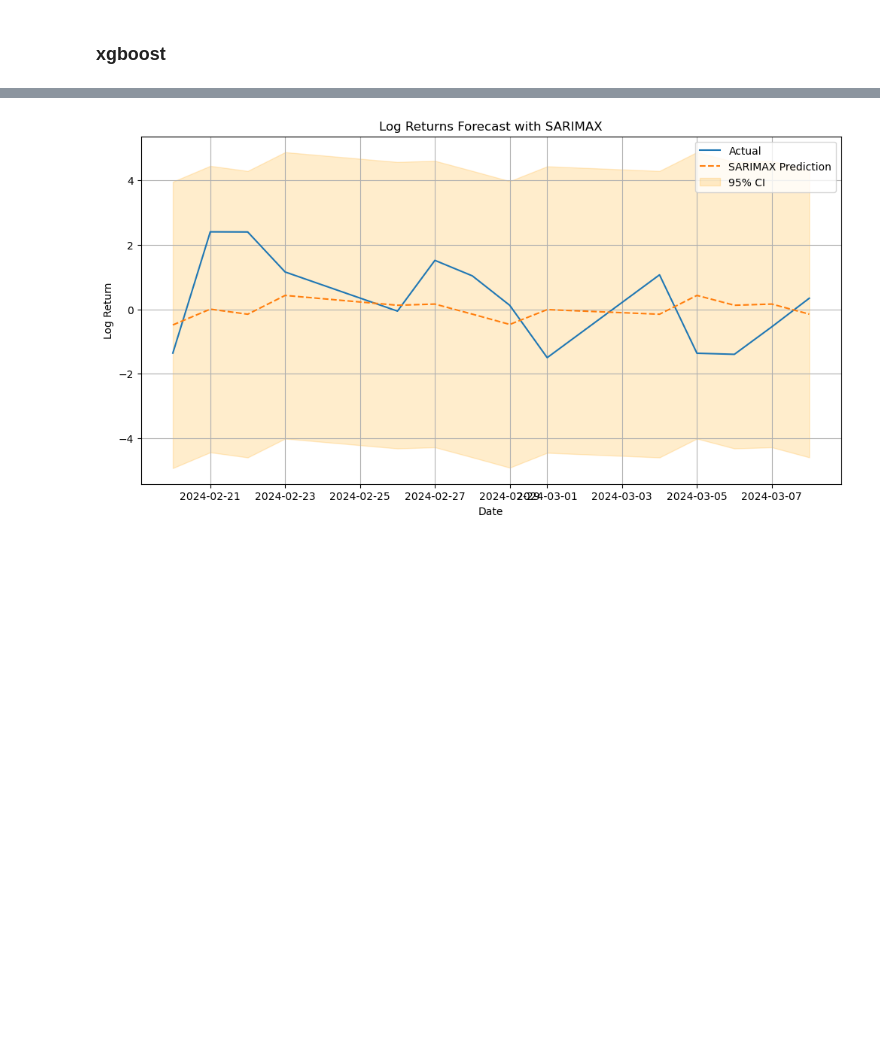
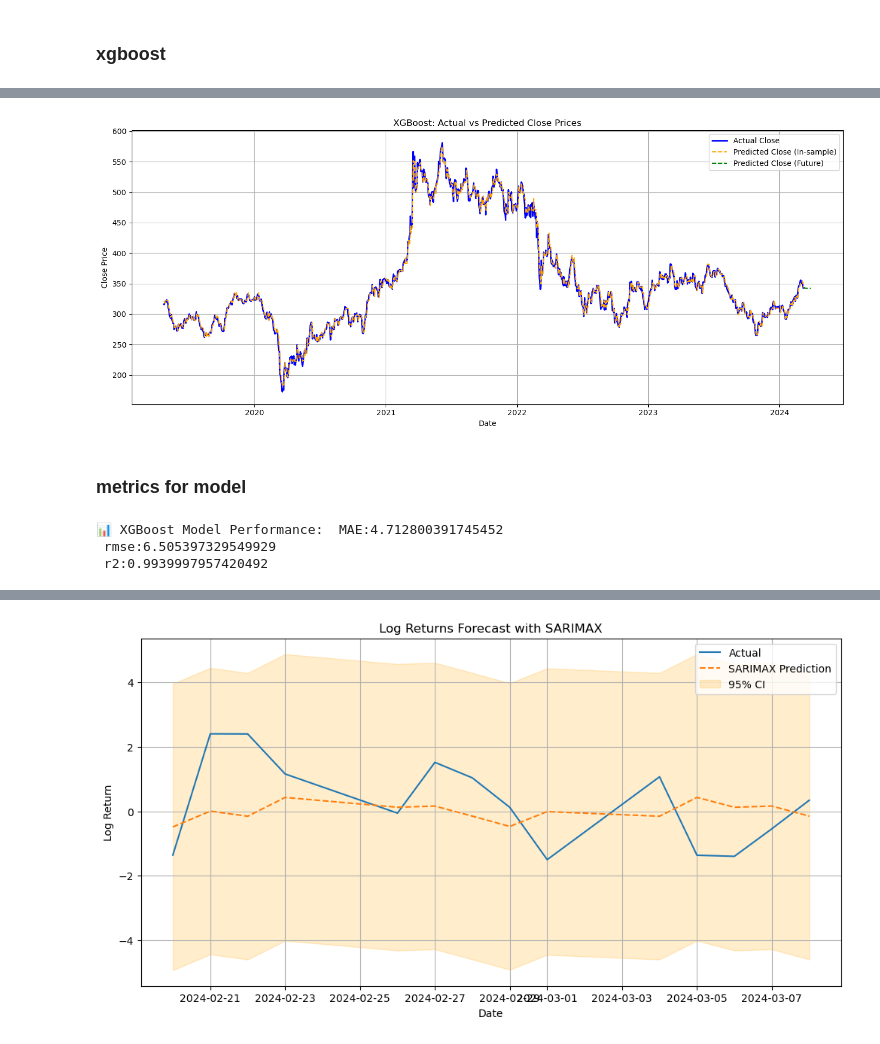
Before and after one commit to lucaluisadjei/pythongermanstocks, a Jupyter notebook: python_project copy.ipynb, the cells around one changed output, grey strips where cells are left out. Cells and saved outputs as stored; diff of their text form; code cells hidden in the pictures; blank space fills up the shorter version.

```diff
--- a/python_project copy.ipynb
+++ b/python_project copy.ipynb
@@ -397,3 +699,48 @@ plt.show()
+# %%
+import matplotlib.pyplot as plt
+
+plt.figure(figsize=(14, 6))
+
+# Plot actual Close (historical only)
+plt.plot(rolling_pred_df.index, rolling_pred_df['actual_Close'], label='Actual Close', color='blue', linewidth=2)
+
+# Plot predicted Close (historical)
+plt.plot(rolling_pred_df.index, rolling_pred_df['predicted_Close'], label='Predicted Close (In-sample)', color='orange', linestyle='--')
+
+# Plot predicted Close (future)
+plt.plot(future_df.index, future_df['predicted_Close'], label='Predicted Close (Future)', color='green', linestyle='--')
+
+# Styling
+plt.title('XGBoost: Actual vs Predicted Close Prices')
+plt.xlabel('Date')
+plt.ylabel('Close Price')
+plt.legend()
+plt.grid(True)
+plt.tight_layout()
+plt.show()
+# %% [output]
+[figure, added]
+# %% [markdown]
+### metrics for model
+# %%
+from sklearn.metrics import mean_absolute_error, mean_squared_error, r2_score
+import numpy as np
+
+# Extract actual and predicted from in-sample results
+y_true = rolling_pred_df['actual_Close']
+y_pred = rolling_pred_df['predicted_Close']
+
+# Compute metrics
+mae = mean_absolute_error(y_true, y_pred)
+rmse = np.sqrt(mean_squared_error(y_true, y_pred))
+r2 = r2_score(y_true, y_pred)
+
+# Display results
+print(f"📊 XGBoost Model Performance:  MAE:{mae} \n rmse:{rmse} \n r2:{r2}")
+# %% [output]
+📊 XGBoost Model Performance:  MAE:4.712800391745452
+ rmse:6.505397329549929
+ r2:0.9939997957420492
 # %%
 import warnings
 import numpy as np
```
Also changed, not shown: parts of 15 cells of this notebook.
